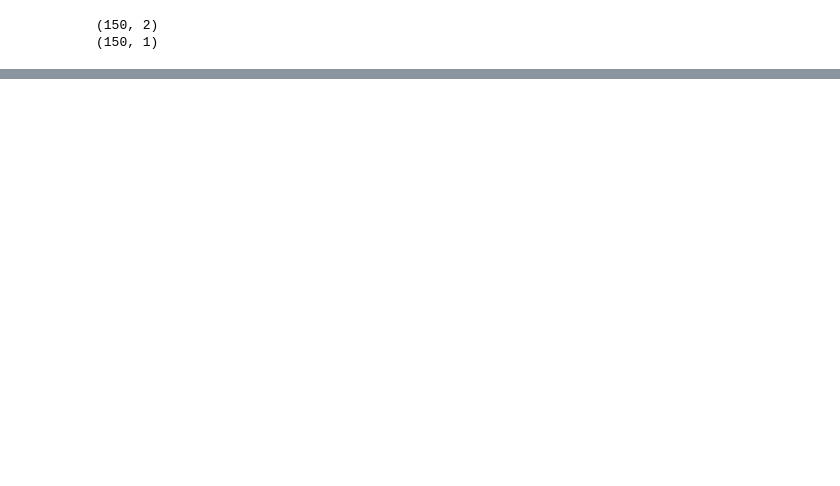
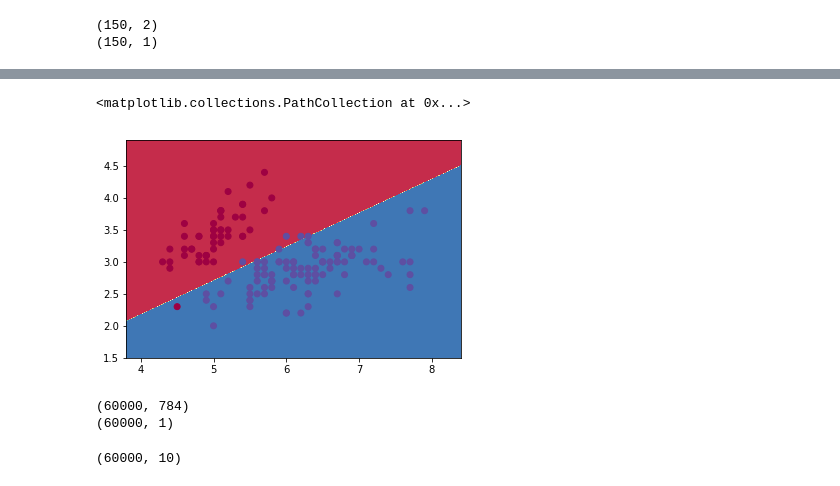
Before and after one commit to tianyu139/neural_network, a Jupyter notebook: Neural_Network.ipynb, the cells around one changed output, grey strips where cells are left out. Drawn from its saved outputs; the diff is of its cells as text; code cells hidden in the pictures; blank space fills up the shorter version.

```diff
--- a/Neural_Network.ipynb
+++ b/Neural_Network.ipynb
@@ -168,0 +188,21 @@ plt.plot(losses)
+# %%
+x_min, x_max = X[:, 0].min() - .5, X[:, 0].max() + .5
+y_min, y_max = X[:, 1].min() - .5, X[:, 1].max() + .5
+h = 0.01
+xx, yy = np.meshgrid(np.arange(x_min, x_max, h), np.arange(y_min, y_max, h))
+output_xx = forward_pass(np.c_[xx.ravel(), yy.ravel()],input_to_hidden_weights,hidden_to_output_weights)
+output_xx[output_xx < 0.5] = 0
+output_xx[output_xx >= 0.5] = 1
+output_xx = np.rint(output_xx.reshape(xx.shape))
+# Plot the contour and training examples
+plt.contourf(xx, yy, output_xx, cmap=plt.cm.Spectral)
+plt.scatter(X[:, 0], X[:, 1], c=Y[:,0], cmap=plt.cm.Spectral)
+# %% [output]
+<matplotlib.collections.PathCollection at 0x...>
+[figure, added]
+# %%
+mndata = MNIST()
+images, labels = mndata.load_training()
+# %% [output]
+(60000, 784)
+(60000, 1)
@@ -168,0 +214,8 @@ plt.plot(losses)
+# %%
+hidden_layer_num=50
+output_layer_num=10
+labels_mod = [digit_vector(x) for x in labels]
+labels_mod = np.array(labels_mod)
+print(labels_mod.shape)
+# %% [output]
+(60000, 10)
```
Also changed, not shown: parts of 8 cells of this notebook.
